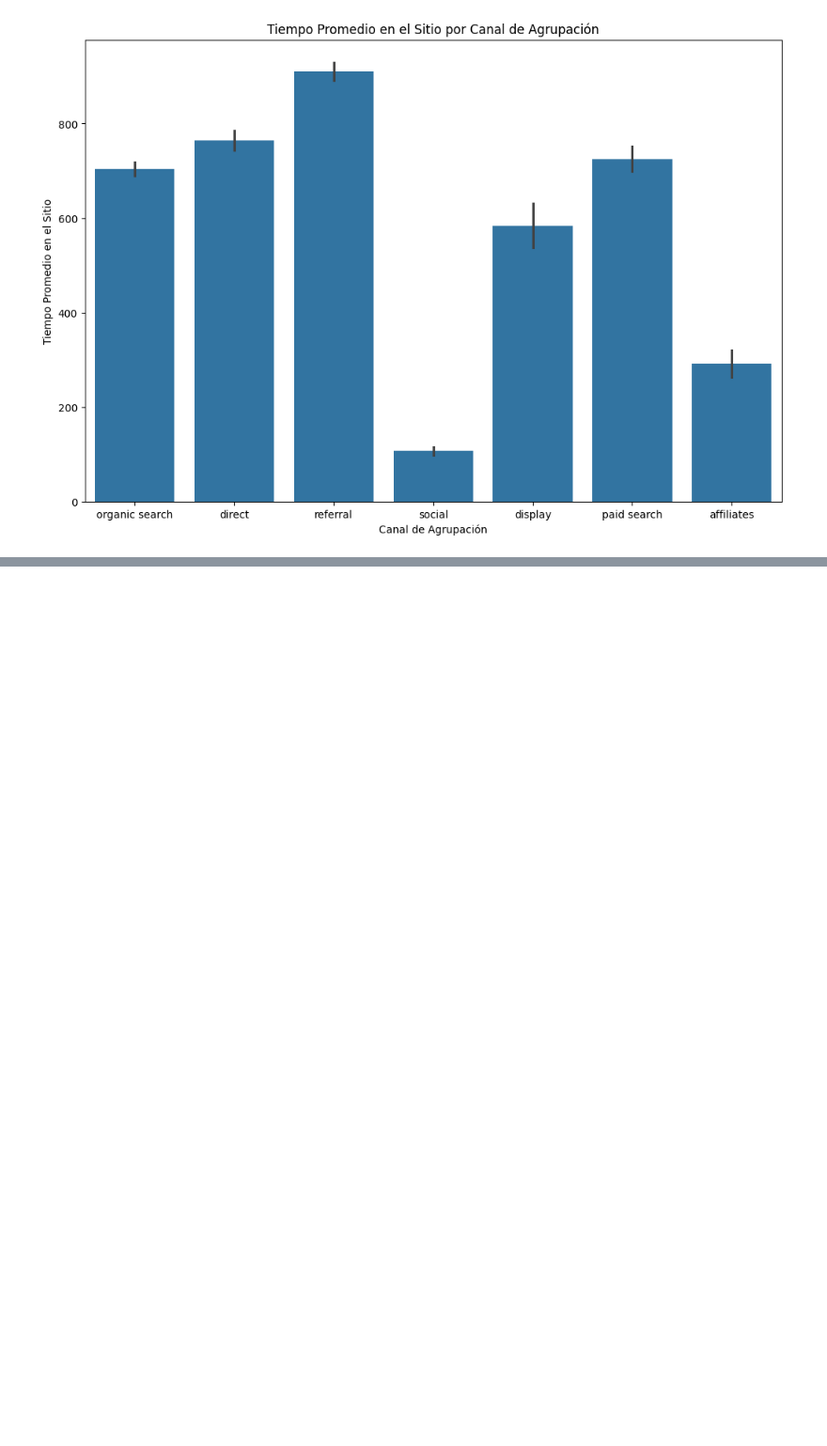
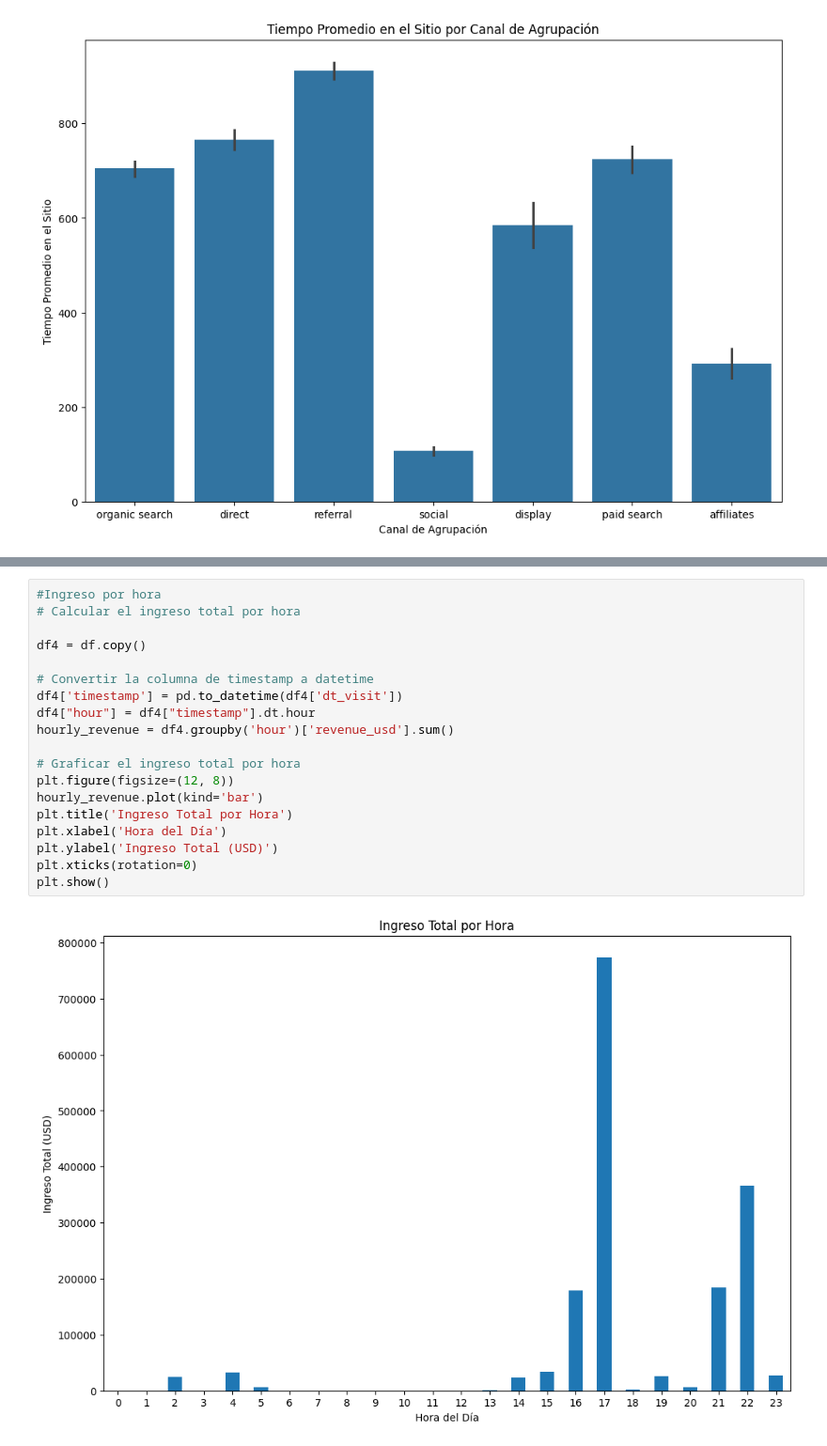
Before and after one commit to AugustoKark/InteligenciaArtificial, a Jupyter notebook: curso/ProyectoFinalKARK.ipynb, the cells around one changed output, grey strips where cells are left out. Shown: that part at 94% size. Cells and saved outputs as stored; diff of their text form; blank space fills up the shorter version.

```diff
--- a/curso/ProyectoFinalKARK.ipynb
+++ b/curso/ProyectoFinalKARK.ipynb
@@ -296,0 +319,21 @@ KeyError: "['totaltransactionrevenue'] not in index"
+# %%
+#Ingreso por hora
+# Calcular el ingreso total por hora
+
+df4 = df.copy()
+
+# Convertir la columna de timestamp a datetime
+df4['timestamp'] = pd.to_datetime(df4['dt_visit'])
+df4["hour"] = df4["timestamp"].dt.hour
+hourly_revenue = df4.groupby('hour')['revenue_usd'].sum()
+
+# Graficar el ingreso total por hora
+plt.figure(figsize=(12, 8))
+hourly_revenue.plot(kind='bar')
+plt.title('Ingreso Total por Hora')
+plt.xlabel('Hora del Día')
+plt.ylabel('Ingreso Total (USD)')
+plt.xticks(rotation=0)
+plt.show()
+# %% [output]
+[figure, added]
```
Also changed, not shown: parts of 15 cells of this notebook.
